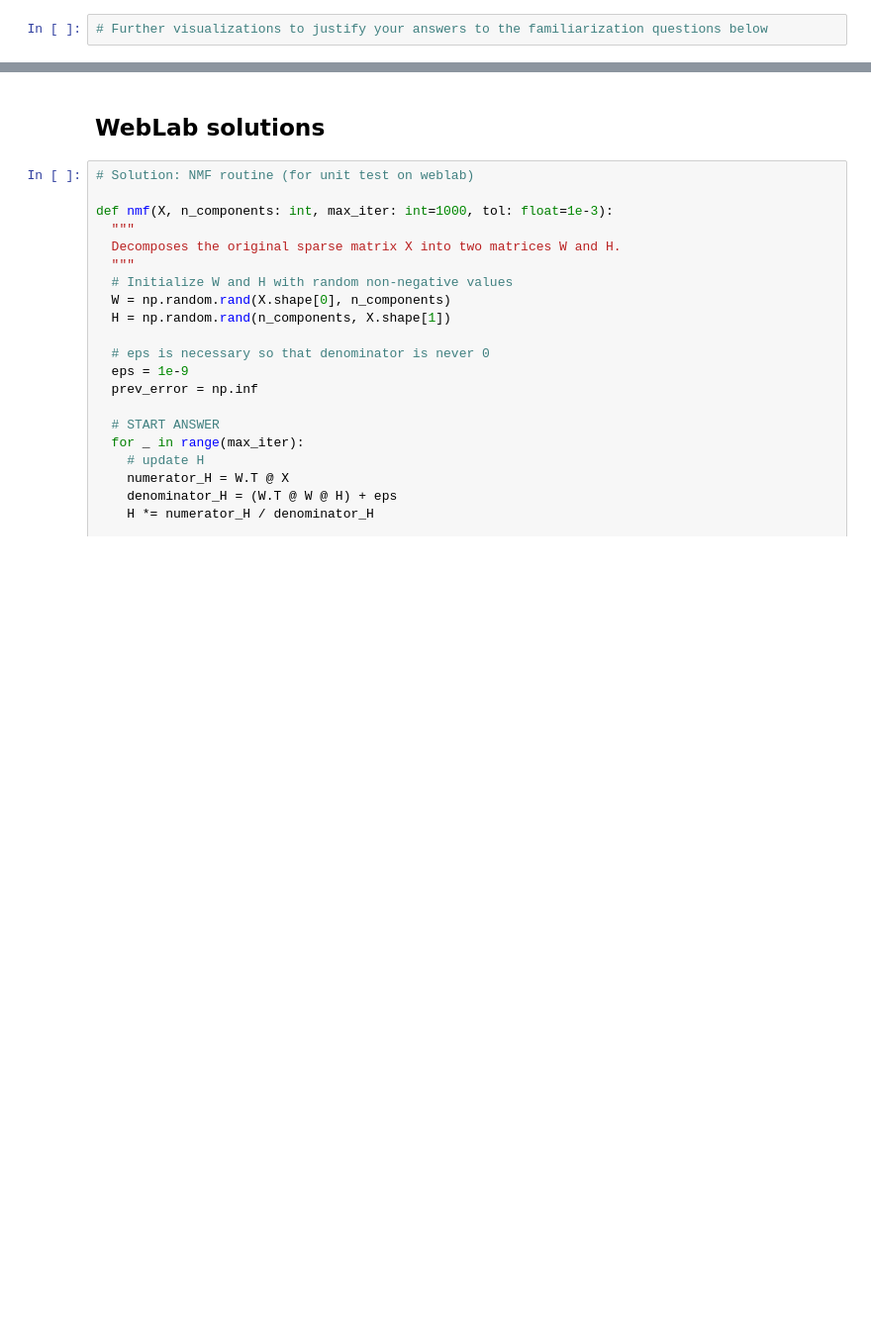
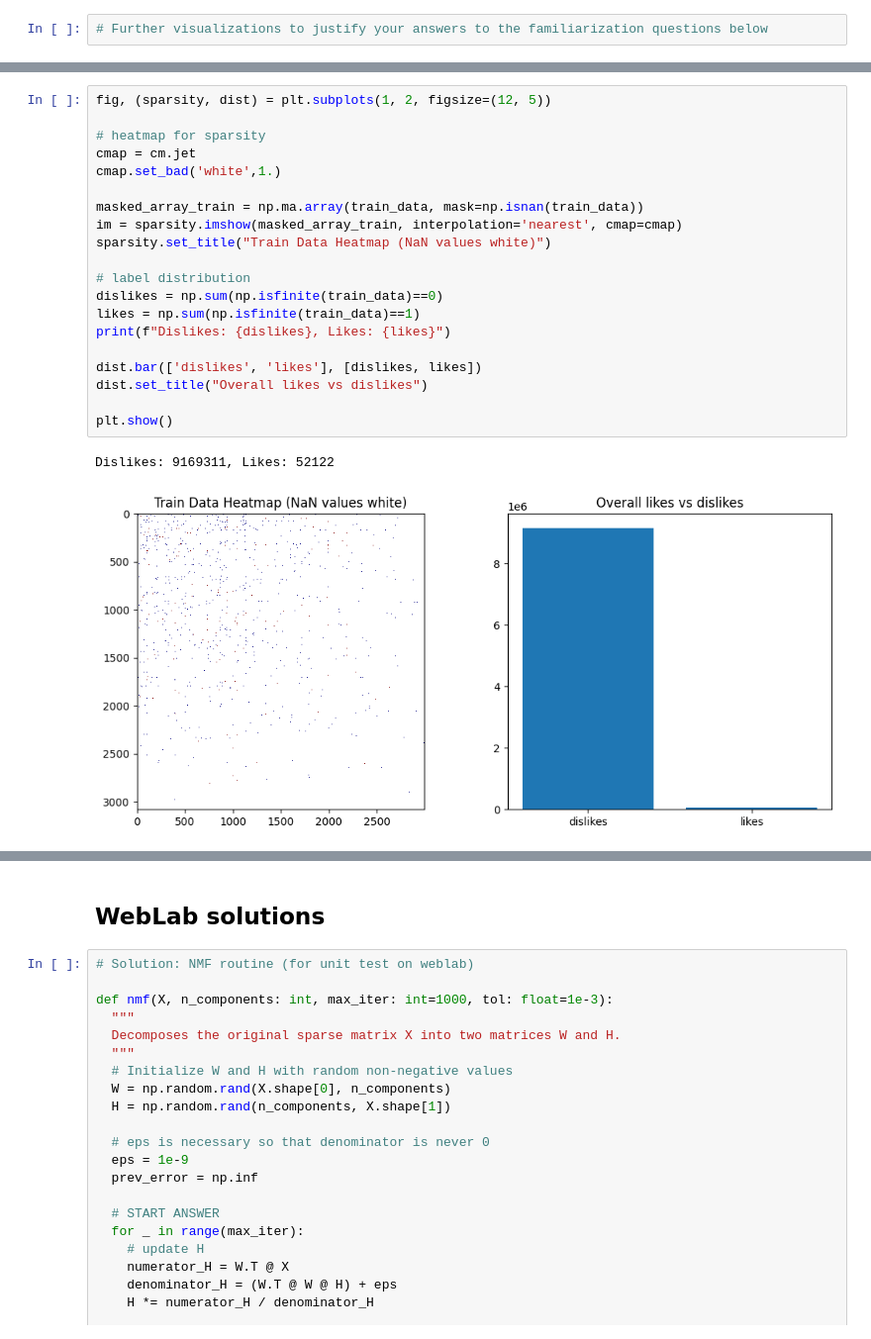
Before and after one commit to SineNomine998/DM_Lab2_Recommendation, a Jupyter notebook: dm_2026_lab_assignment_2_pipeline.ipynb, the cells around one changed output, grey strips where cells are left out. Shown at 99% size. Drawn from its saved outputs; the diff is of its cells as text; blank space fills up the shorter version.

```diff
--- a/dm_2026_lab_assignment_2_pipeline.ipynb
+++ b/dm_2026_lab_assignment_2_pipeline.ipynb
@@ -38,0 +45,23 @@ plt.pause(0.1)
+# %%
+fig, (sparsity, dist) = plt.subplots(1, 2, figsize=(12, 5))
+
+# heatmap for sparsity
+cmap = cm.jet
+cmap.set_bad('white',1.)
+
+masked_array_train = np.ma.array(train_data, mask=np.isnan(train_data))
+im = sparsity.imshow(masked_array_train, interpolation='nearest', cmap=cmap)
+sparsity.set_title("Train Data Heatmap (NaN values white)")
+
+# label distribution
+dislikes = np.sum(np.isfinite(train_data)==0)
+likes = np.sum(np.isfinite(train_data)==1)
+print(f"Dislikes: {dislikes}, Likes: {likes}")
+
+dist.bar(['dislikes', 'likes'], [dislikes, likes])
+dist.set_title("Overall likes vs dislikes")
+
+plt.show()
+# %% [output]
+Dislikes: 9169311, Likes: 52122
+[figure, added]
```
Also changed, not shown: parts of 18 cells of this notebook.
